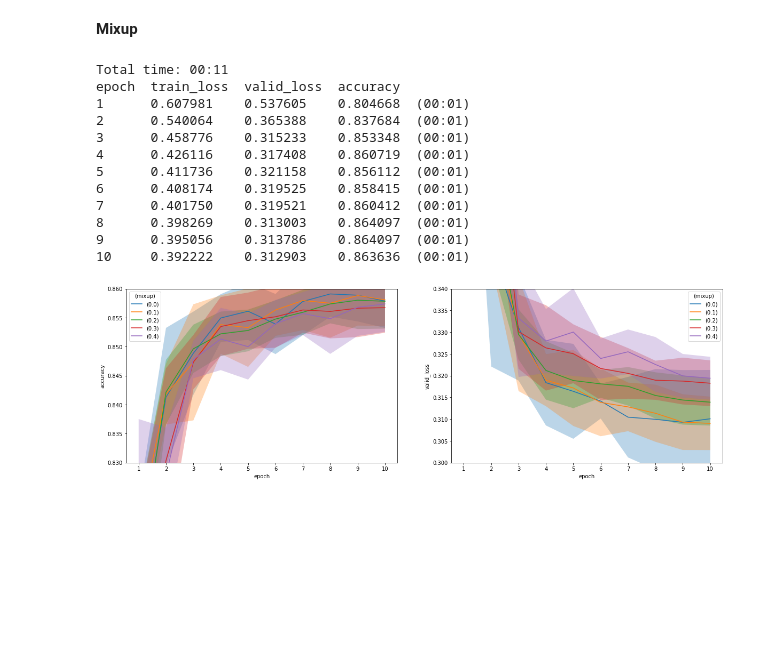
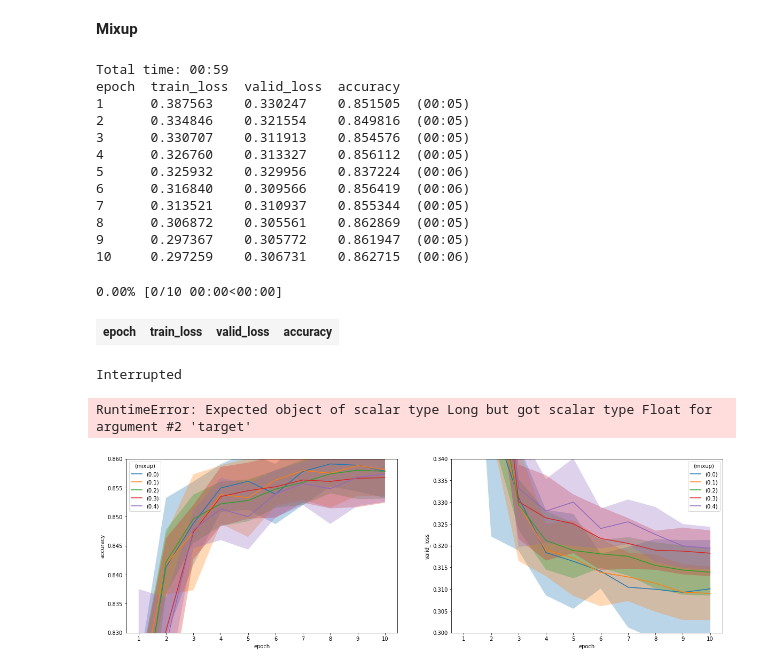
Before and after one commit to jandremarais/TabularLearner, a Jupyter notebook: code/experiments.ipynb, the cells around one changed output. Drawn from its saved outputs; the diff is of its cells as text; code cells hidden in the pictures; blank space fills up the shorter version.

```diff
--- a/code/experiments.ipynb
+++ b/code/experiments.ipynb
@@ -140,7 +142,7 @@ df.shape
 # %% [markdown]
 ## Global Parameters
 # %%
-bs=1024
+bs=256
 
 procs = [FillMissing, Categorify, Normalize]
 
@@ -780,27 +782,31 @@ src = TabularList.from_df(df, path=path, cat_names=cat_vars, cont_names=num_vars
 # %%
 config_df.to_csv(exp_path/'config.csv')
 for i, params in config_df.iterrows():
     for fold, (train_ids, valid_ids) in enumerate(kf.split(df)):
         data = (src.split_by_idx(valid_ids)
                 .label_from_df(cols=dep_var)
-                .databunch(bs=512))
+                .databunch(bs=256))
 
-        learn = tabular_learner(data, layers=[512]*6, metrics=accuracy, mixup_alpha=params['mixup'])
+        learn = tabular_learner(data, layers=[256]*3, metrics=accuracy, mixup_alpha=params['mixup'])
         record_experiment(learn, f'{i}-fold_{fold+1}')
-        learn.fit_one_cycle(10, 1e-3)
+        learn.fit_one_cycle(10, 1e-2)
 # %% [output]
-Total time: 00:11
+Total time: 00:59
 epoch  train_loss  valid_loss  accuracy
-1      0.607981    0.537605    0.804668  (00:01)
-2      0.540064    0.365388    0.837684  (00:01)
-3      0.458776    0.315233    0.853348  (00:01)
-4      0.426116    0.317408    0.860719  (00:01)
-5      0.411736    0.321158    0.856112  (00:01)
-6      0.408174    0.319525    0.858415  (00:01)
-7      0.401750    0.319521    0.860412  (00:01)
-8      0.398269    0.313003    0.864097  (00:01)
-9      0.395056    0.313786    0.864097  (00:01)
-10     0.392222    0.312903    0.863636  (00:01)
+1      0.387563    0.330247    0.851505  (00:05)
+2      0.334846    0.321554    0.849816  (00:05)
+3      0.330707    0.311913    0.854576  (00:05)
+4      0.326760    0.313327    0.856112  (00:05)
+5      0.325932    0.329956    0.837224  (00:06)
+6      0.316840    0.309566    0.856419  (00:06)
+7      0.313521    0.310937    0.855344  (00:05)
+8      0.306872    0.305561    0.862869  (00:05)
+9      0.297367    0.305772    0.861947  (00:05)
+10     0.297259    0.306731    0.862715  (00:06)
+0.00% [0/10 00:00<00:00]
+| epoch | train_loss | valid_loss | accuracy |
+Interrupted
+RuntimeError: Expected object of scalar type Long but got scalar type Float for argument #2 'target'
 # %%
 config_df, recorder_df, param_names, metric_names = load_results(exp_path)
 summary_df = summarise_results(recorder_df, param_names, metric_names)
```
Also changed, not shown: parts of 11 cells of this notebook, 2 other files.
